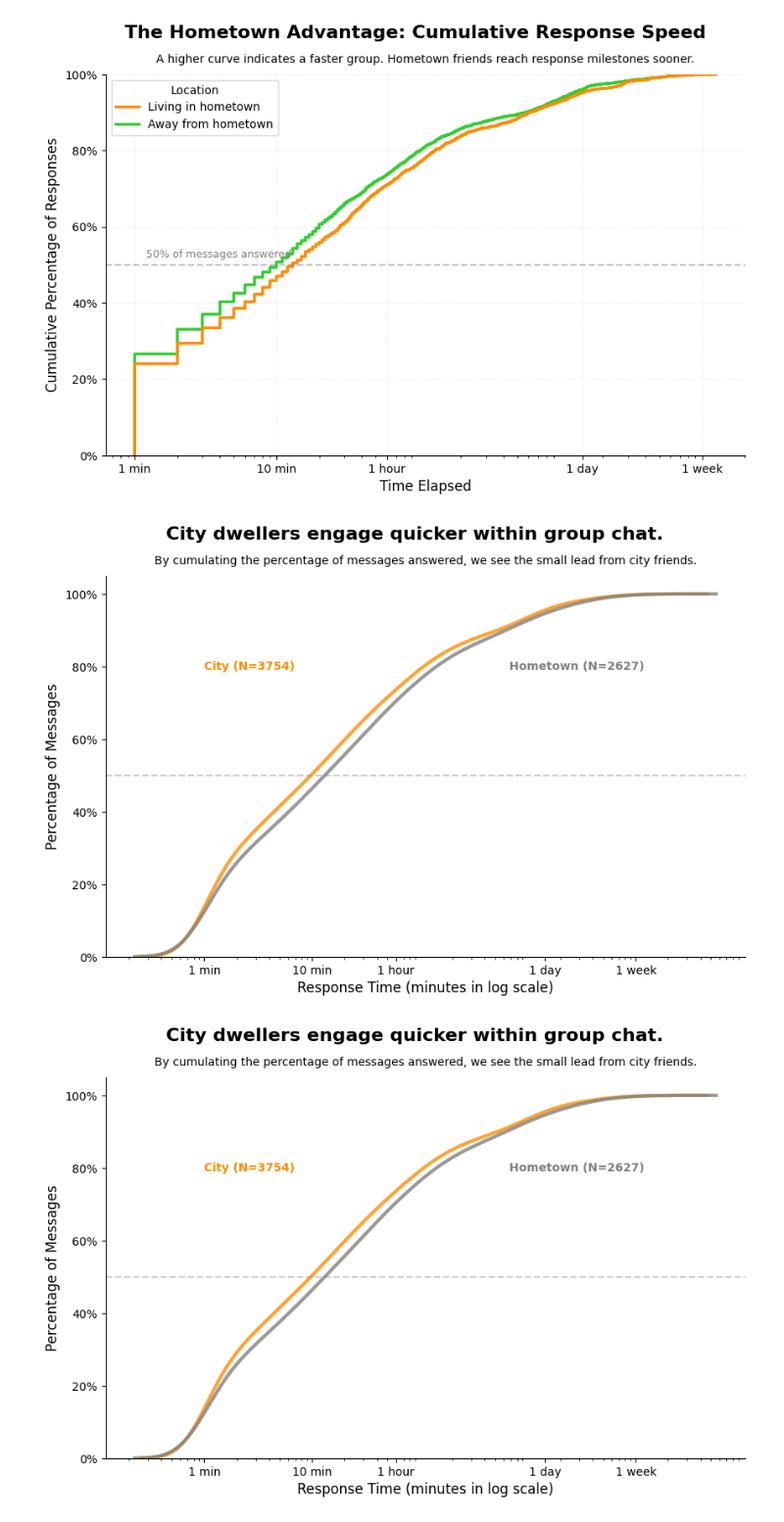
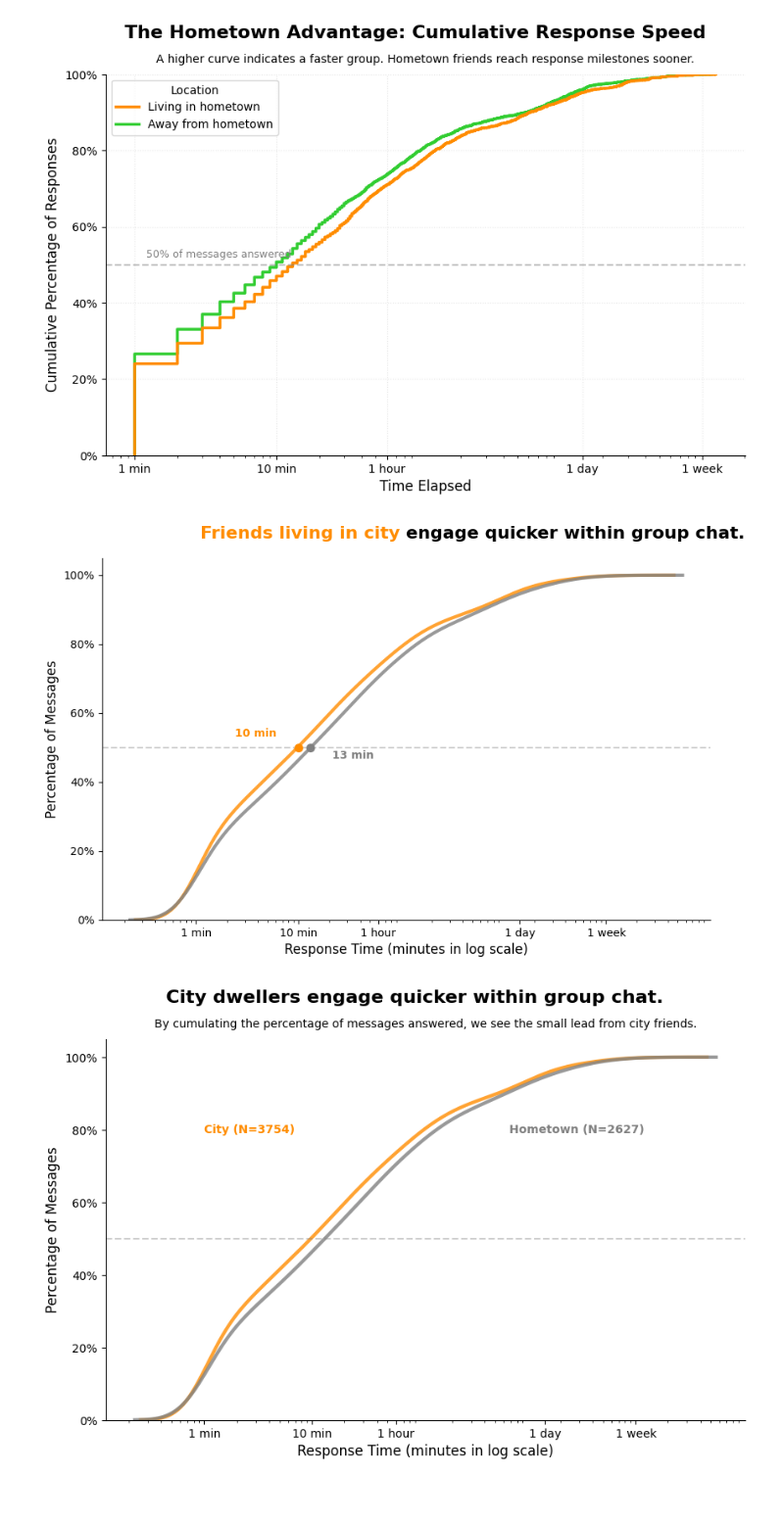
Before and after one commit to bashoogeventerink-max/DAV, a Jupyter notebook: notebooks/03-distributions.ipynb, the cells around one changed output. Shown at 98% size. Cells and saved outputs as stored; diff of their text form; code cells hidden in the pictures; blank space fills up the shorter version.

Commit message:
update distribution graph color

```diff
--- a/notebooks/03-distributions.ipynb
+++ b/notebooks/03-distributions.ipynb
@@ -230,12 +230,8 @@ df_cdf = df_cdf.dropna(subset=["living_in_city", "react_time_min"])
 df_cdf = df_cdf[df_cdf["react_time_min"] > 0]
 df_cdf["Location"] = df_cdf["living_in_city"].map({0: "Village", 1: "City"})
 
-# Count sample sizes for the labels
-n_home = len(df_cdf[df_cdf["living_in_city"] == 0])
-n_away = len(df_cdf[df_cdf["living_in_city"] == 1])
-
 # 2. Create figure
-plt.figure(figsize=(10, 6))
+fig = plt.figure(figsize=(10, 6))
 
 # 2. Use KDE with cumulative=True for a smooth, gradual ramp
 # We keep log_scale=True to maintain the 'minutes vs hours' readability
@@ -243,46 +239,55 @@ ax = sns.kdeplot(
     data=df_cdf,
     x="react_time_min",
     hue="Location",
     cumulative=True,
     common_norm=False,
     palette={"Village": "grey", "City": "darkorange"},
     log_scale=True,
     linewidth=3,
     alpha=0.8,
     legend=False
 )
 
-# # 3. DIRECT LABELING (Gestalt: Proximity & Similarity)
-# # We place the text at the end of the x-axis (approx 1 week)
-# # and slightly offset the height so they don't overlap
-plt.text(12000, 0.8, f"Hometown (N={n_home})",
-         color='grey', fontweight='bold', ha='right', va='center')
-plt.text(1, 0.8, f"City (N={n_away})",
-         color='darkorange', fontweight='bold', ha='left', va='center')
-
 # 3. Relabel X-Axis (Human-readable)
 ticks = [1, 10, 60, 1440, 10080]
 labels = ["1 min", "10 min", "1 hour", "1 day", "1 week"]
 ax.set_xticks(ticks)
 ax.set_xticklabels(labels)
 
 # 4. Cleanup Y-axis (Percentage)
 plt.ylim(0, 1.05)
 ax.set_yticklabels(['0%', '20%', '40%', '60%', '80%', '100%'])
 
 # 5. Adding the 50% Median Marker (Gestalt: Focal Point)
 plt.axhline(0.5, color='gray', linestyle='--', alpha=0.4)
 
+# 5b. Median response time per group at 50% (empirical median vs. KDE curve)
+rt_village = np.median(df_cdf.loc[df_cdf["living_in_city"] == 0, "react_time_min"])
+rt_city = np.median(df_cdf.loc[df_cdf["living_in_city"] == 1, "react_time_min"])
+
+def _fmt_rt_min(m):
+    if m < 120:
+        return f"{m:.0f} min"
+    if m < 2880:
+        return f"{m / 60:.1f} h"
+    return f"{m / 1440:.1f} d"
+
+ax.plot(rt_village, 0.5, "o", color="grey", ms=7, zorder=5)
+ax.plot(rt_city, 0.5, "o", color="darkorange", ms=7, zorder=5)
+ax.annotate(_fmt_rt_min(rt_village), xy=(rt_village, 0.5), xytext=(0, -14), textcoords="offset points", ha="center", fontsize=10, color="grey", fontweight="bold")
+ax.annotate(_fmt_rt_min(rt_city), xy=(rt_city, 0.5), xytext=(0, 12), textcoords="offset points", ha="center", fontsize=10, color="darkorange", fontweight="bold")
+
 # 6. Formatting for the Storyline
-plt.suptitle("City dwellers engage quicker within group chat.", fontsize=16, fontweight="bold")
-plt.title("By cumulating the percentage of messages answered, we see the small lead from city friends.", fontsize=10, pad=10)
-plt.xlabel("Response Time (minutes in log scale)", fontsize=12)
-plt.ylabel("Percentage of Messages", fontsize=12)
+fig.text(0.5, 0.98, "Friends living in city ", ha="right", va="top", fontsize=16, fontweight="bold", color="darkorange", transform=fig.transFigure)
+fig.text(0.5, 0.98, "engage quicker within group chat.", ha="left", va="top", fontsize=16, fontweight="bold", color="black", transform=fig.transFigure)
+
+sns.despine()
 
 sns.despine()
 plt.show()
+plt.show()
 # %% [output]
-[figure, old version]
+[figure, new version]
 # %%
 import matplotlib.pyplot as plt
 import seaborn as sns
```
Also changed, not shown: parts of 2 cells of this notebook.
